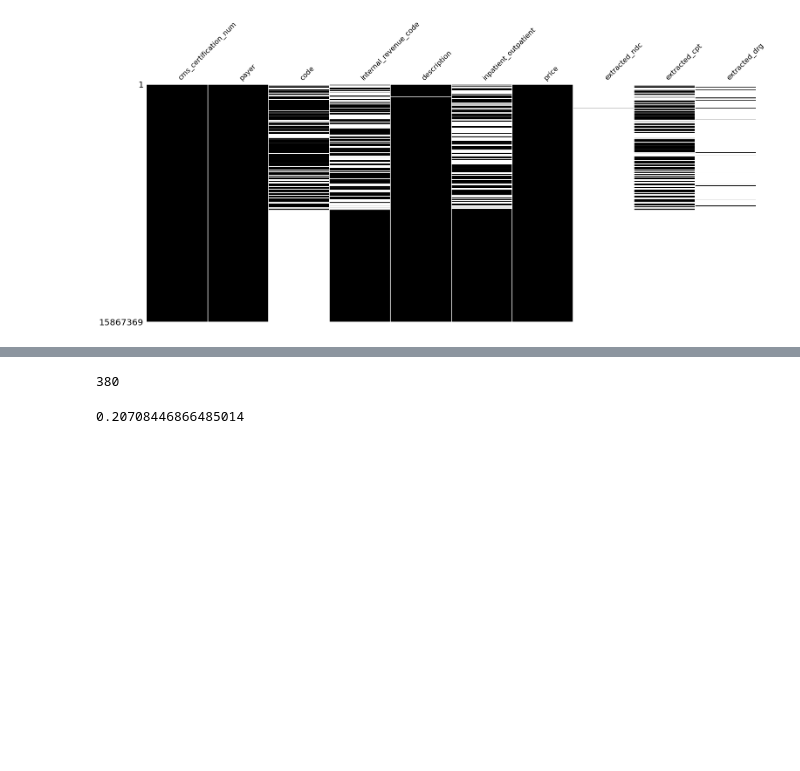
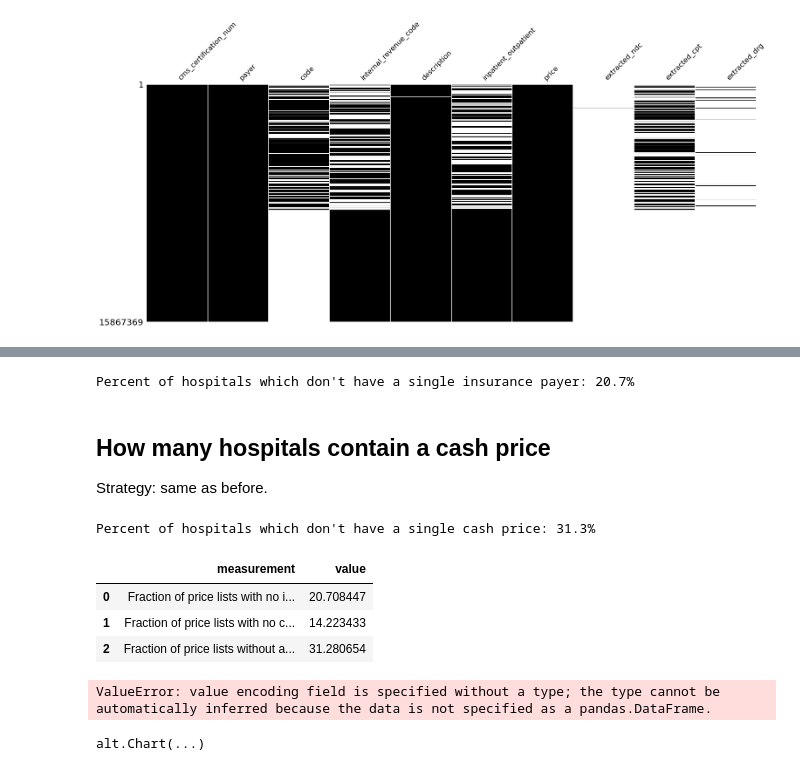
Before and after one commit to alecstein/dolt_datascience, a Jupyter notebook: hospitals_v3/cleanup/cleaning-hospitals-dataset.ipynb, the cells around one changed output, grey strips where cells are left out. Saved outputs shown, nothing was run; the diff lists cells and outputs as text; code cells hidden in the pictures; blank space fills up the shorter version.

```diff
--- a/hospitals_v3/cleanup/cleaning-hospitals-dataset.ipynb
+++ b/hospitals_v3/cleanup/cleaning-hospitals-dataset.ipynb
@@ -757,5 +765,5 @@ msno.matrix(df.to_pandas(), color = (0, 0, 0), sparkline = False)
 # %%
-(df
+n_no_generic = (df
  .groupby(['cms_certification_num'])
  .agg(
      (
@@ -764,4 +772,6 @@ msno.matrix(df.to_pandas(), color = (0, 0, 0), sparkline = False)
  .filter(
      ~col('all_codes').arr.contains(False)
  )['cms_certification_num'].len())
+
+print(f"Percent of hospitals which don't have a single generic code: {round(100*n_no_generic/n_total, 1)}%")
 # %% [output]
@@ -785,19 +783,67 @@ or 14% without any generic codes at all.
 # %%
-(df
+n_no_payers = (df
  .groupby(['cms_certification_num'])
  .agg(
      (
-         ~col('payer').str.contains('GROSS CHARGE|\bMAX\b|\bMIN\b|CASH PRICE').alias('payer')
+         ~col('payer').str.contains('GROSS CHARGE|\bMAX\b|\bMIN\b|CASH PRICE')
      ).alias('nonins_payer'))
  .filter(
      ~col('nonins_payer').arr.contains(True)
  ))['cms_certification_num'].len()
+
+print(f"Percent of hospitals which don't have a single insurance payer: {round(100*n_no_payers/n_total, 1)}%")
 # %% [output]
-380
+Percent of hospitals which don't have a single insurance payer: 20.7%
-# %%
-380/1835
-# %% [output]
-0.20708446866485014
+# %% [markdown]
+## How many hospitals contain a cash price
+
+Strategy: same as before.
+# %%
+n_no_cash = (df
+ .groupby(['cms_certification_num'])
+ .agg(
+     (
+         col('payer').str.contains('CASH PRICE')
+     ).alias('cash_payer'))
+ .filter(
+     ~col('cash_payer').arr.contains(True)
+ ))['cms_certification_num'].len()
+
+print(f"Percent of hospitals which don't have a single cash price: {round(100*n_no_cash/n_total, 1)}%")
+# %% [output]
+Percent of hospitals which don't have a single cash price: 31.3%
+# %%
+df2 = pl.DataFrame({
+    'measurement':
+    [
+        'Fraction of price lists with no insurer information',
+        'Fraction of price lists with no coding information',
+        'Fraction of price lists without a cash price',
+    ],
+    'value':
+    [
+        100*n_no_payers/n_total,
+        100*n_no_generic/n_total,
+        100*n_no_cash/n_total,
+    ]
+})
+# %%
+df2.to_pandas()
+# %% [output]
+|  | measurement | value |
+| 0 | Fraction of price lists with no i... | 20.708447 |
+| 1 | Fraction of price lists with no c... | 14.223433 |
+| 2 | Fraction of price lists without a... | 31.280654 |
+# %%
+base = alt.Chart(source = df2.to_pandas()).mark_bar().encode(
+    y='measurement',
+    x='value',
+)
+
+base
+# %% [output]
+ValueError: value encoding field is specified without a type; the type cannot be automatically inferred because the data is not specified as a pandas.DataFrame.
+alt.Chart(...)
 # %%
 import altair as alt
 alt.renderers.enable('jupyterlab')
```
Also changed, not shown: parts of 11 cells of this notebook.
